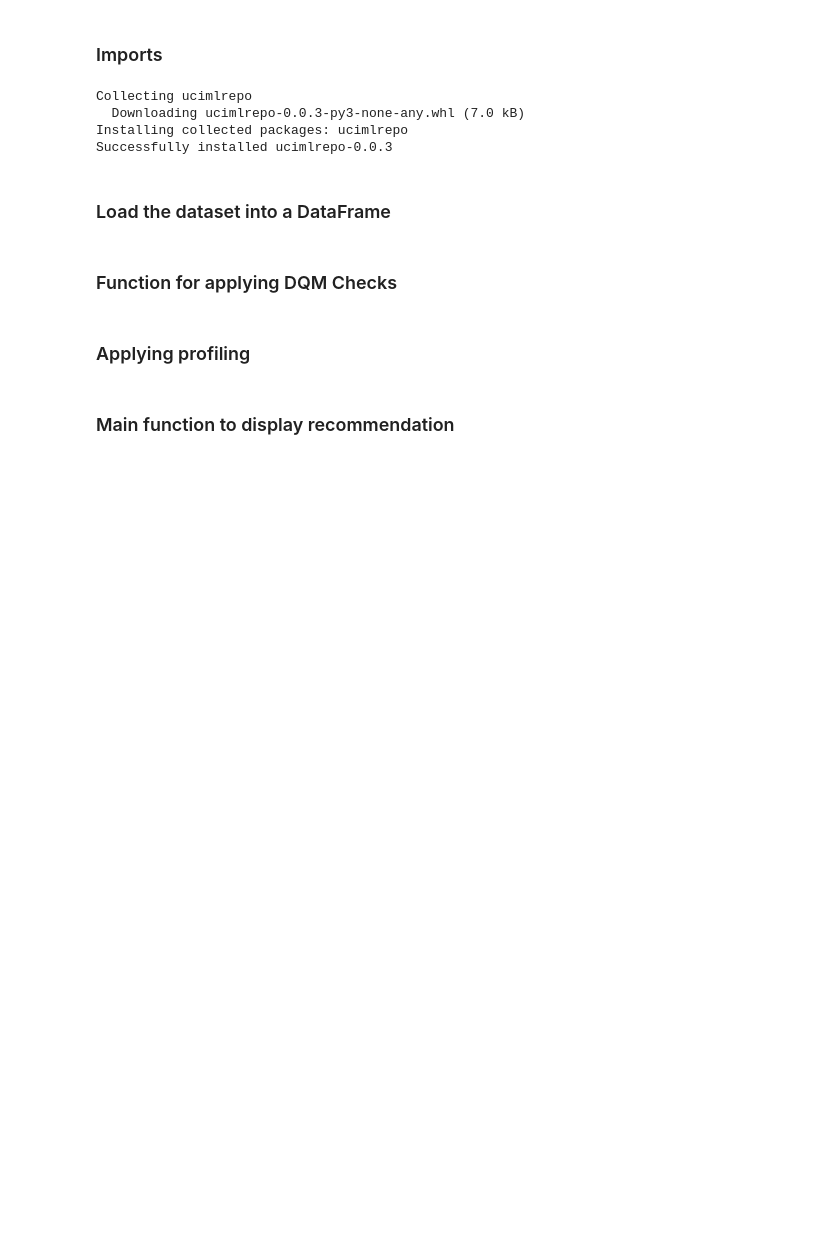
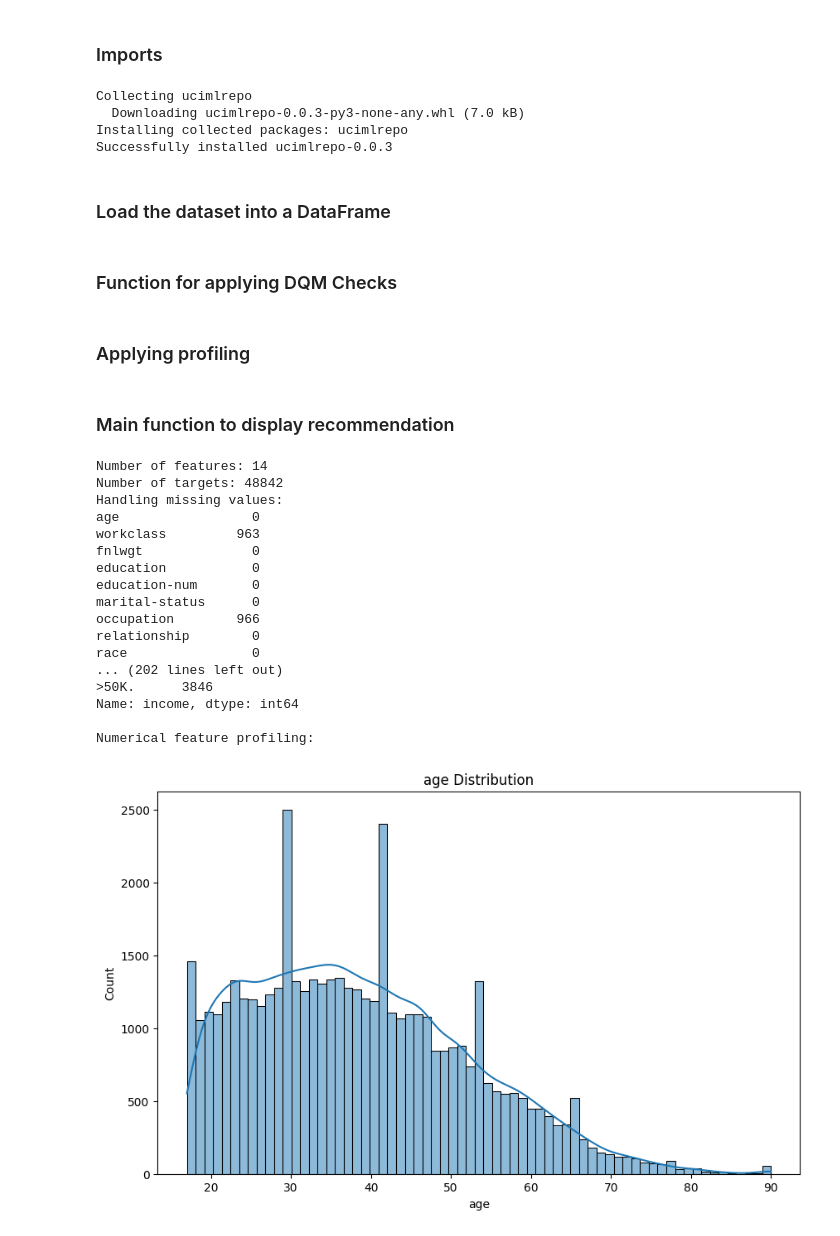
Before and after one commit to divyansh-ag-03/AAIES, a Jupyter notebook: Assignment12_DQM_Profiling.ipynb, the cells around one changed output. Drawn from its saved outputs; the diff is of its cells as text; code cells hidden in the pictures; blank space fills up the shorter version.

```diff
--- a/Assignment12_DQM_Profiling.ipynb
+++ b/Assignment12_DQM_Profiling.ipynb
@@ -65,2 +74,54 @@ def profiling_visualization(df):
+# %%
+def profiling_visualization(df):
+    # Display basic information about the dataset
+    print("Basic information about the dataset:")
+    print(df.info())
+
+    # Descriptive statistics
+    print("\nDescriptive statistics:")
+    print(df.describe())
+
+    # Categorical feature profiling
+    print("\nCategorical feature profiling:")
+    categorical_columns = df.select_dtypes(include=['object']).columns
+    for column in categorical_columns:
+        print(f"\n{column}:\n{df[column].value_counts()}")
+
+    # Numerical feature profiling
+    print("\nNumerical feature profiling:")
+    numerical_columns = df.select_dtypes(include=['number']).columns
+    for column in numerical_columns:
+        plt.figure(figsize=(10, 6))
+        sns.histplot(df[column], kde=True)
+        plt.title(f'{column} Distribution')
+        plt.show()
 # %% [markdown]
 ### Main function to display recommendation
+# %%
+# Load the dataset
+df = load_dataset()
+
+# Data quality checks
+data_quality_checks(df)
+
+# Profiling and visualization
+profiling_visualization(df)
+# %% [output]
+Number of features: 14
+Number of targets: 48842
+Handling missing values:
+age                 0
+workclass         963
+fnlwgt              0
+education           0
+education-num       0
+marital-status      0
+occupation        966
+relationship        0
+race                0
+... (202 lines left out)
+>50K.      3846
+Name: income, dtype: int64
+
+Numerical feature profiling:
+[figure, added]
```
Also changed, not shown: parts of 6 cells of this notebook.
